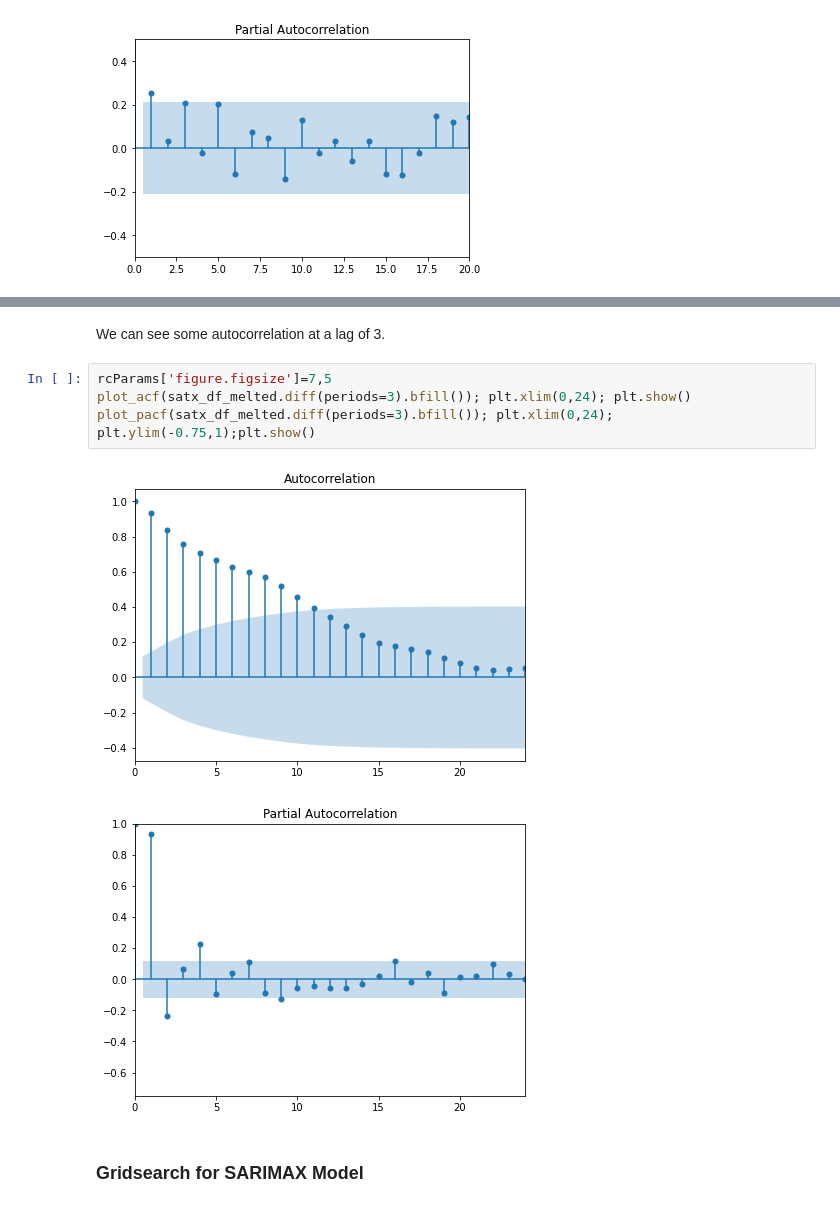
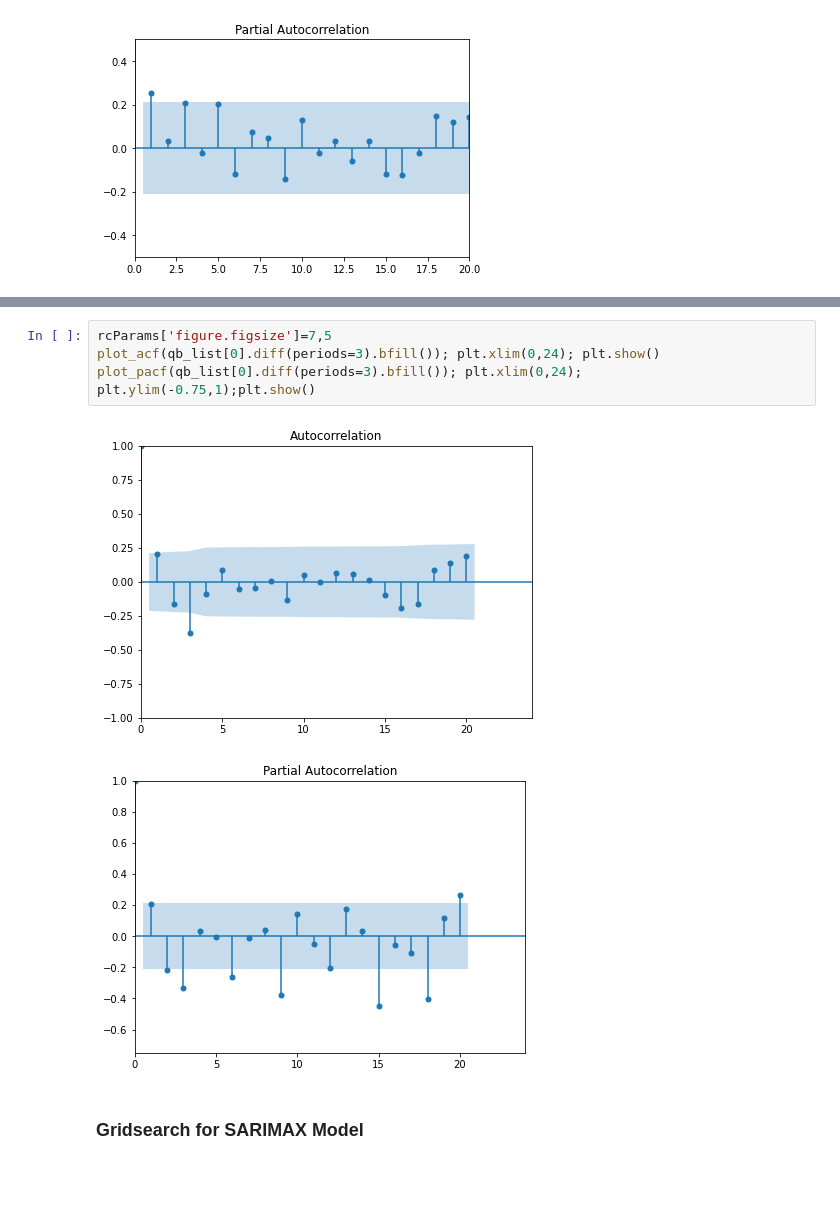
Before and after one commit to meljoy1099/fantasy-football-draft-analysis, a Jupyter notebook: notebook.ipynb, the cells around one changed output, grey strips where cells are left out. Cells and saved outputs as stored; diff of their text form; blank space fills up the shorter version.

```diff
--- a/notebook.ipynb
+++ b/notebook.ipynb
@@ -518,12 +293,10 @@ qb_list[0].diff(periods=16).plot();
-# %% [markdown]
-We can see some autocorrelation at a lag of 3.
 # %%
 rcParams['figure.figsize']=7,5
-plot_acf(satx_df_melted.diff(periods=3).bfill()); plt.xlim(0,24); plt.show()
-plot_pacf(satx_df_melted.diff(periods=3).bfill()); plt.xlim(0,24); plt.ylim(-0.75,1);plt.show()
+plot_acf(qb_list[0].diff(periods=3).bfill()); plt.xlim(0,24); plt.show()
+plot_pacf(qb_list[0].diff(periods=3).bfill()); plt.xlim(0,24); plt.ylim(-0.75,1);plt.show()
 # %% [output]
-[figure, old version]
+[figure, new version]
-[figure, old version]
+[figure, new version]
 # %% [markdown]
 ### Gridsearch for SARIMAX Model
 # %% [markdown]
```
Also changed, not shown: parts of 84 cells of this notebook, 9 other files.
